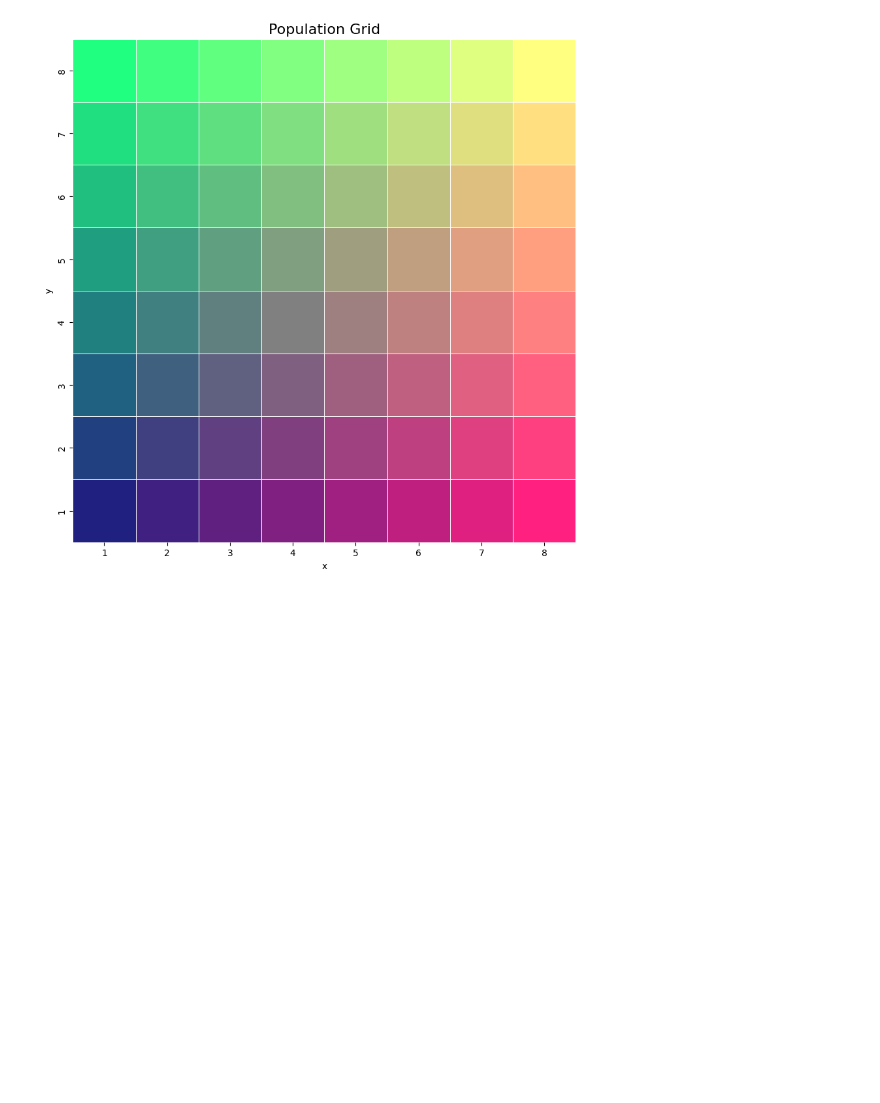
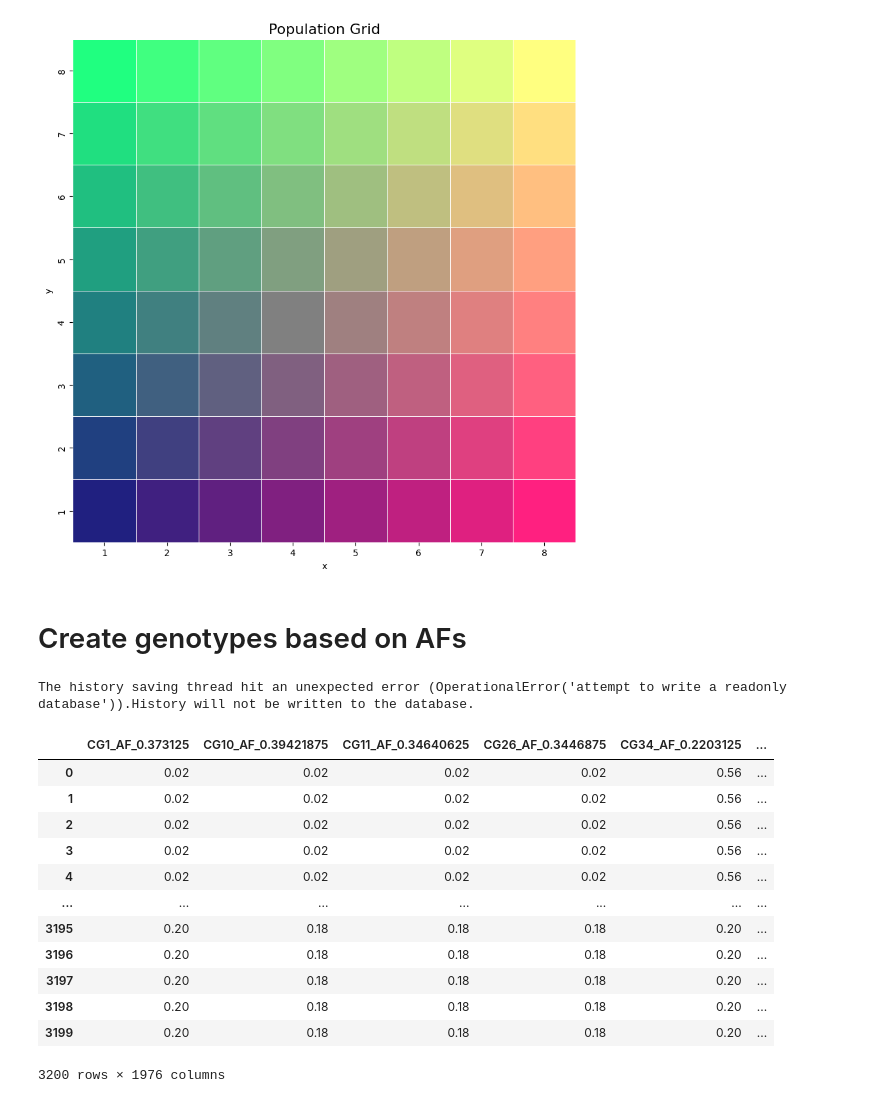
Before and after one commit to mat2m10/abyss_simulation, a Jupyter notebook: 03 Simulate population structure.ipynb, the cells around one changed output. Saved outputs shown, nothing was run; the diff lists cells and outputs as text; code cells hidden in the pictures; blank space fills up the shorter version.

```diff
--- a/03 Simulate population structure.ipynb
+++ b/03 Simulate population structure.ipynb
@@ -87,3 +87,5 @@ plt.show()
 os.makedirs(f"data/G{G}_L{L}_c{c}_k{k}_M{M}/phenotype/", exist_ok = True)
 # %%
 populations[['populations', 'x', 'y', 'z']].to_pickle(f"data/G{G}_L{L}_c{c}_k{k}_M{M}/phenotype/01_population_structure.pkl")
+# %% [markdown]
+# Create genotypes based on AFs
@@ -89,0 +164,22 @@ populations[['populations', 'x', 'y', 'z']].to_pickle(f"data/G{G}_L{L}_c{c}_k{k}
+# %%
+true_p2s = pd.read_pickle(f"data/G{G}_L{L}_c{c}_k{k}_M{M}/genotype/complete_truep2.pkl")
+true_twopqs = pd.read_pickle(f"data/G{G}_L{L}_c{c}_k{k}_M{M}/genotype/complete_truetwopq.pkl")
+true_q2s = pd.read_pickle(f"data/G{G}_L{L}_c{c}_k{k}_M{M}/genotype/complete_trueq2.pkl")
+# %% [output]
+The history saving thread hit an unexpected error (OperationalError('attempt to write a readonly database')).History will not be written to the database.
+# %%
+true_p2s
+# %% [output]
+|  | CG1_AF_0.373125 | CG10_AF_0.39421875 | CG11_AF_0.34640625 | CG26_AF_0.3446875 | CG34_AF_0.2203125 | ... |
+| 0 | 0.02 | 0.02 | 0.02 | 0.02 | 0.56 | ... |
+| 1 | 0.02 | 0.02 | 0.02 | 0.02 | 0.56 | ... |
+| 2 | 0.02 | 0.02 | 0.02 | 0.02 | 0.56 | ... |
+| 3 | 0.02 | 0.02 | 0.02 | 0.02 | 0.56 | ... |
+| 4 | 0.02 | 0.02 | 0.02 | 0.02 | 0.56 | ... |
+| ... | ... | ... | ... | ... | ... | ... |
+| 3195 | 0.20 | 0.18 | 0.18 | 0.18 | 0.20 | ... |
+| 3196 | 0.20 | 0.18 | 0.18 | 0.18 | 0.20 | ... |
+| 3197 | 0.20 | 0.18 | 0.18 | 0.18 | 0.20 | ... |
+| 3198 | 0.20 | 0.18 | 0.18 | 0.18 | 0.20 | ... |
+| 3199 | 0.20 | 0.18 | 0.18 | 0.18 | 0.20 | ... |
+3200 rows × 1976 columns
```
Also changed, not shown: parts of 18 cells of this notebook, 2 other files.
